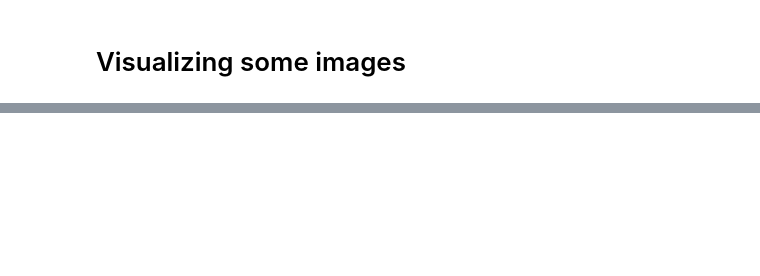
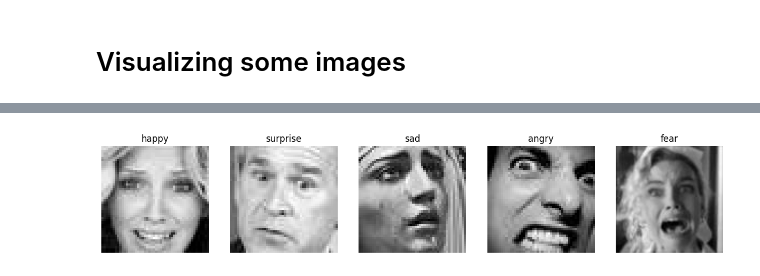
Before and after one commit to jasperfue/AIIM, a Jupyter notebook: data-analysis.ipynb, the cells around one changed output, grey strips where cells are left out. Drawn from its saved outputs; the diff is of its cells as text; code cells hidden in the pictures; blank space fills up the shorter version.

```diff
--- a/data-analysis.ipynb
+++ b/data-analysis.ipynb
@@ -79,47 +84,86 @@ import tensorflow as tf
 import numpy as np
 import pandas as pd
 import matplotlib.pyplot as plt
-from keras.utils import image_dataset_from_directory
-
+import os
+from pathlib import Path
+import random
 
 base_directory = '/kaggle/input/aiim-emotion-classification/aiim-emotion-classification/'
 
+def load_images_from_directory(directory):
+    image_paths = list(Path(directory).glob('**/*.*'))  # assuming images are in various formats
+    images = []
+    labels = []
+    for image_path in image_paths:
+        image = tf.io.read_file(str(image_path))
+        image = tf.image.decode_image(image, channels=1)
+        images.append(image)
+        label = image_path.parent.name
+        labels.append(label)
+    return images, labels
 
-# Laden der Datensätze ohne direkten Split
-dataset = image_dataset_from_directory(
-    directory=base_directory + 'train/',
-    labels='inferred',
-    label_mode='categorical',
-    color_mode='grayscale',
-    batch_size=None,  # Keine Batch-Größe, um alle Daten zu laden
-    shuffle=True,
-    seed=420
-)
+def get_image_sizes_with_counts(images):
+    size_counts = {}
+    for image in images:
+        size = image.shape
+        if size not in size_counts:
+            size_counts[size] = 0
+        size_counts[size] += 1
+    return size_counts
 
-def count_images_per_class(dataset, class_names):
-    class_counts = {class_name: 0 for class_name in class_names}
-    for image, label in dataset:
-        class_idx = tf.argmax(label).numpy()
-        class_name = class_names[class_idx]
-        class_counts[class_name] += 1
+def count_images_per_class(labels):
+    class_counts = {}
+    for label in labels:
+        if label not in class_counts:
+            class_counts[label] = 0
+        class_counts[label] += 1
     return class_counts
-
-# Namen der Klassen
-class_names = dataset.class_names
-print("Klassen:", class_names)
-
-class_counts = count_images_per_class(dataset, class_names)
-print("Anzahl der Bilder im Datensatz pro Klasse:", class_counts)
 
 def plot_images(images, titles, rows=1, cols=5, figsize=(15, 5)):
     plt.figure(figsize=figsize)
     for i in range(len(images)):
         plt.subplot(rows, cols, i + 1)
-        plt.imshow(images[i].numpy().squeeze(), cmap='gray')
+        plt.imshow(tf.squeeze(images[i]), cmap='gray')
         plt.title(titles[i])
         plt.axis('off')
     plt.show()
 
-image_batch, label_batch = next(iter(dataset.batch(5)))
+def shuffle_images_and_labels(images, labels):
+    combined = list(zip(images, labels))
+    random.shuffle(combined)
+    images[:], labels[:] = zip(*combined)
+    return images, labels
 
-plot_images(image_batch, titles=[class_names[label.numpy().argmax()] for label in label_batch])
+def get_one_image_per_class(images, labels):
+    class_image_dict = {}
+    for image, label in zip(images, labels):
+        if label not in class_image_dict:
+            class_image_dict[label] = image
+    return class_image_dict
+
+train_directory = os.path.join(base_directory, 'train/')
+images, labels = load_images_from_directory(train_directory)
+
+# Namen der Klassen
+class_names = set(labels)
+print("Classes:", class_names)
+
+# Anzahl der Bilder pro Klasse
+class_counts = count_images_per_class(labels)
+print("Number of images per class in dataset:", class_counts)
+
+# Verschiedene Bildgrößen und deren Anzahl
+image_sizes_with_counts = get_image_sizes_with_counts(images)
+print("Different image sizes in dataset with counts:", image_sizes_with_counts)
+
+# Mischen der Bilder und Labels
+images, labels = shuffle_images_and_labels(images, labels)
+
+# Ein Bild pro Klasse abrufen
+class_image_dict = get_one_image_per_class(images, labels)
+images_to_plot = list(class_image_dict.values())
+titles_to_plot = list(class_image_dict.keys())
+
+# Bilder plotten
+plot_images(images_to_plot, titles=titles_to_plot, rows=1, cols=len(images_to_plot))
+# %% [output]
@@ -125,0 +173 @@ plot_images(image_batch, titles=[class_names[label.numpy().argmax()] for label i
+[figure, added]
```
Also changed, not shown: parts of 2 cells of this notebook.
